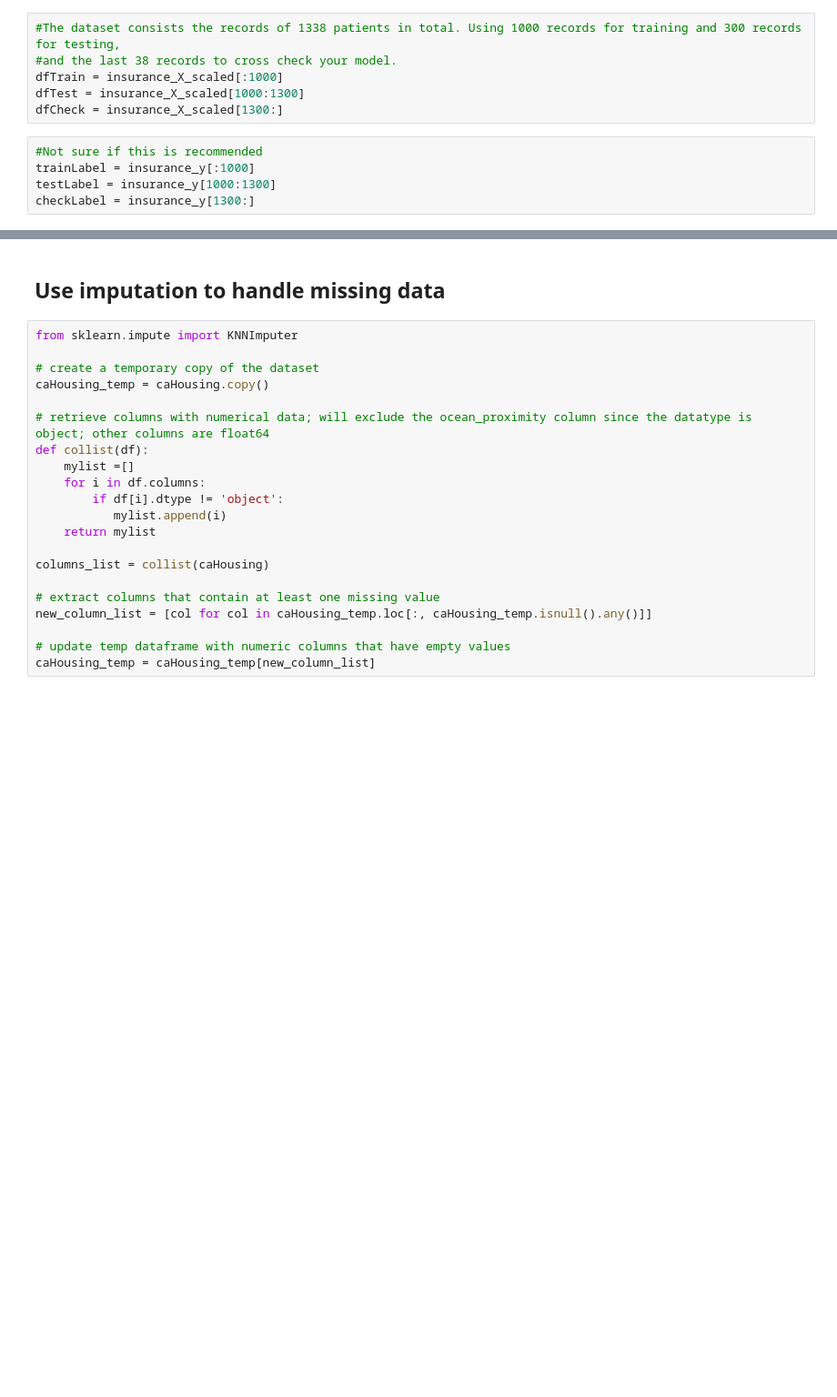
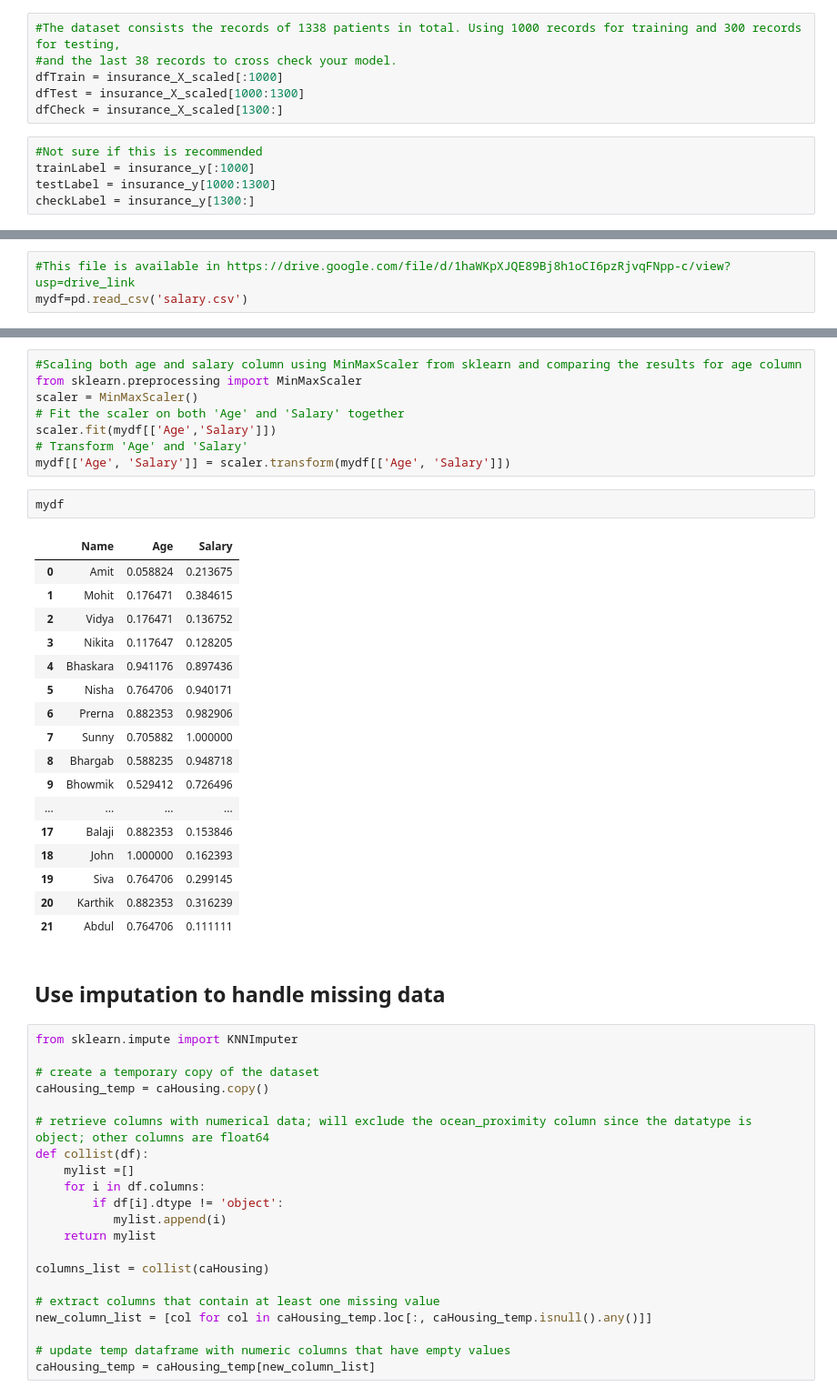
Before and after one commit to nishags83g/my-ai-learning, a Jupyter notebook: mylearnings.ipynb, the cells around one changed output, grey strips where cells are left out. Shown at 91% size. Drawn from its saved outputs; the diff is of its cells as text; blank space fills up the shorter version.

```diff
--- a/mylearnings.ipynb
+++ b/mylearnings.ipynb
@@ -366,0 +379,3 @@ checkLabel = insurance_y[1300:]
+# %%
+#This file is available in https://drive.google.com/file/d/1haWKpXJQE89Bj8h1oCI6pzRjvqFNpp-c/view?usp=drive_link
+mydf=pd.read_csv('salary.csv')
@@ -367,3 +411,31 @@ checkLabel = insurance_y[1300:]
+# %%
+#Scaling both age and salary column using MinMaxScaler from sklearn and comparing the results for age column
+from sklearn.preprocessing import MinMaxScaler
+scaler = MinMaxScaler()
+# Fit the scaler on both 'Age' and 'Salary' together
+scaler.fit(mydf[['Age','Salary']])
+# Transform 'Age' and 'Salary'
+mydf[['Age', 'Salary']] = scaler.transform(mydf[['Age', 'Salary']])
+# %%
+mydf
+# %% [output]
+|  | Name | Age | Salary |
+| 0 | Amit | 0.058824 | 0.213675 |
+| 1 | Mohit | 0.176471 | 0.384615 |
+| 2 | Vidya | 0.176471 | 0.136752 |
+| 3 | Nikita | 0.117647 | 0.128205 |
+| 4 | Bhaskara | 0.941176 | 0.897436 |
+| 5 | Nisha | 0.764706 | 0.940171 |
+| 6 | Prerna | 0.882353 | 0.982906 |
+| 7 | Sunny | 0.705882 | 1.000000 |
+| 8 | Bhargab | 0.588235 | 0.948718 |
+| 9 | Bhowmik | 0.529412 | 0.726496 |
+| ... | ... | ... | ... |
+| 17 | Balaji | 0.882353 | 0.153846 |
+| 18 | John | 1.000000 | 0.162393 |
+| 19 | Siva | 0.764706 | 0.299145 |
+| 20 | Karthik | 0.882353 | 0.316239 |
+| 21 | Abdul | 0.764706 | 0.111111 |
 # %% [markdown]
 ## Use imputation to handle missing data #
 # %%
```
Also changed, not shown: parts of 67 cells of this notebook.
